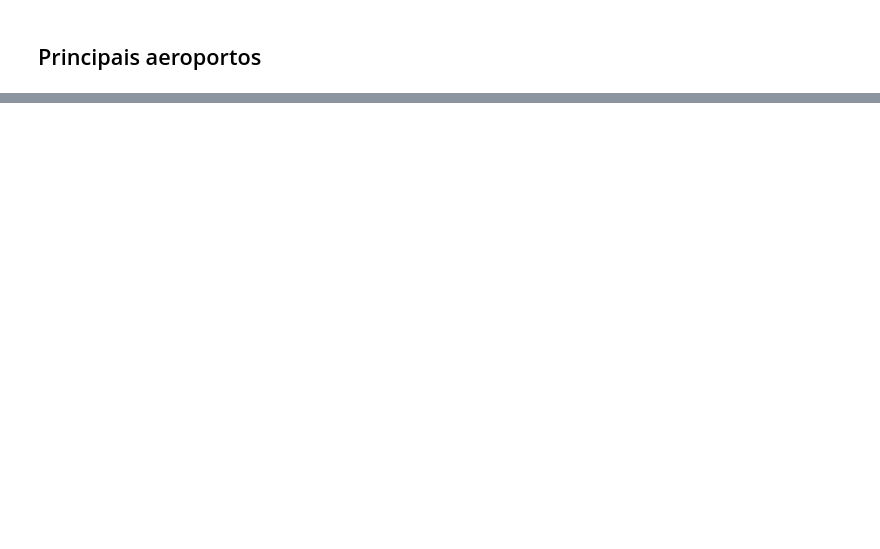
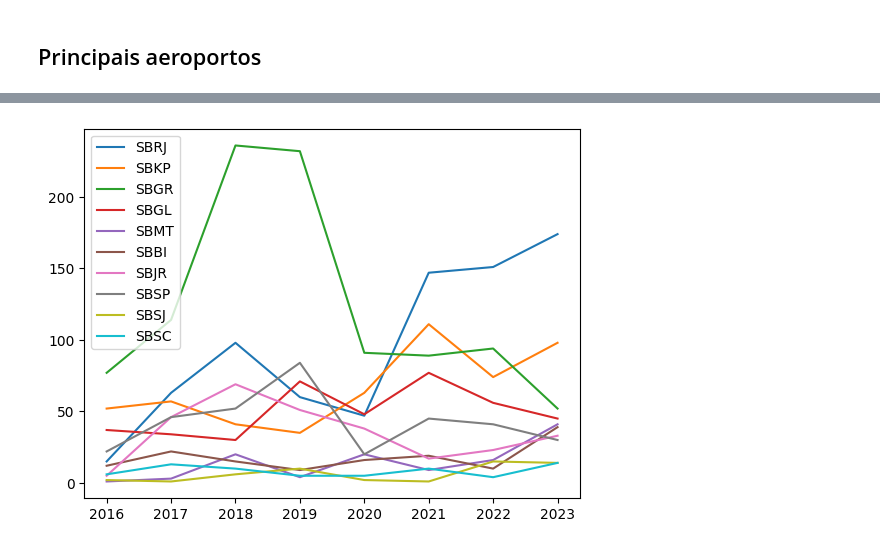
Before and after one commit to cristianfavaro/balao-aeroporto, a Jupyter notebook: analise.ipynb, the cells around one changed output, grey strips where cells are left out. Saved outputs shown, nothing was run; the diff lists cells and outputs as text; code cells hidden in the pictures; blank space fills up the shorter version.

```diff
--- a/analise.ipynb
+++ b/analise.ipynb
@@ -294,5 +264,3 @@ aeroportos_pivoted = pd.pivot_table(aeroportos, values="contagem", index=["Aeró
 SBGR = aeroportos_pivoted[aeroportos_pivoted.index.isin(["SBGR", "GRU"])].sum()
 aeroportos_pivoted[aeroportos_pivoted.index == "SBGR"] = SBGR
 aeroportos_pivoted = aeroportos_pivoted.drop(index=["GRU"]) # Apagando a coluna de GRU que já foi somada
-# %%
-aeroportos_pivoted["sum"] = aeroportos_pivoted[aeroportos_pivoted.columns].agg('sum', axis=1)
@@ -314,4 +267,2 @@ aeroportos_pivoted.sort_values(2023, ascending=False).head(10)
 # %%
-aeroportos_final = aeroportos_pivoted.sort_values(2023, ascending=False).reset_index()
+aeroportos_final = aeroportos_pivoted.sort_values(2023, ascending=False).reset_index().head(10)
-# %%
-aeroportos_final = aeroportos_final.drop(["sum"], axis=1).sort_values(2023, ascending=False).head(10)
@@ -332,2 +283,14 @@ aeroportos_final
+# %%
+x = aeroportos_final.columns[1:]
+
+# plot lines
+for aeroporto in list(aeroportos_final["Aeródromo"]):
+    values = aeroportos_final[aeroportos_final["Aeródromo"] == aeroporto].values[0][1:]
+    plt.plot(x, values, label = aeroporto)
+
+plt.legend()
+plt.show()
+# %% [output]
+[figure, added]
 # %%
 aeroportos_melted = pd.melt(aeroportos_final, id_vars=["Aeródromo"], var_name="year")
```
Also changed, not shown: parts of 24 cells of this notebook, 1 other file.
